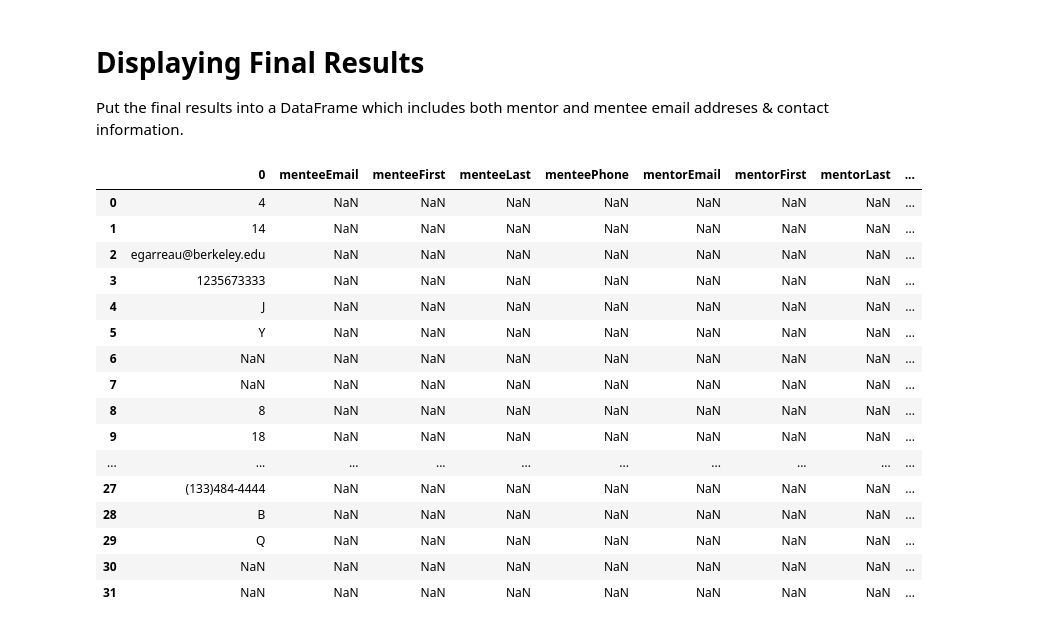
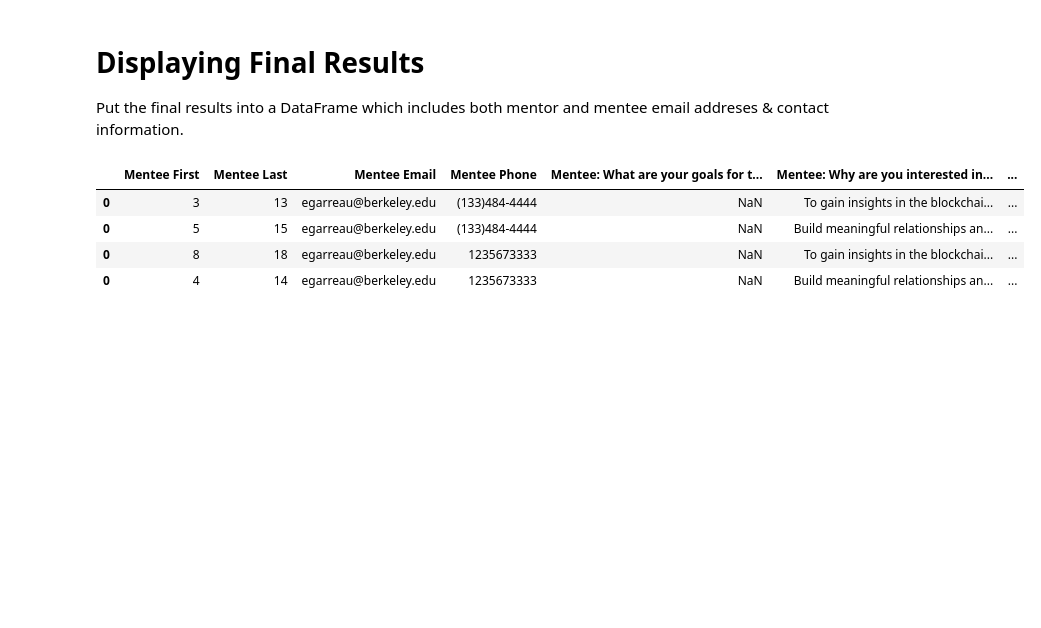
Before and after one commit to elysegarreau/ursatechmentorshipmatching, a Jupyter notebook: she256 Mentorship Matching Project.ipynb, the cells around one changed output. Drawn from its saved outputs; the diff is of its cells as text; code cells hidden in the pictures; blank space fills up the shorter version.

```diff
--- a/she256 Mentorship Matching Project.ipynb
+++ b/she256 Mentorship Matching Project.ipynb
@@ -376,53 +376,45 @@ def stableMarriage(mentorPrefs, menteePrefs):
 # Displaying Final Results
 Put the final results into a DataFrame which includes both mentor and mentee email addreses & contact information.
 # %%
-columnsList = ["menteeFirst", "menteeLast", "menteeEmail", "menteePhone", "mentorFirst", "mentorLast", "mentorEmail", "mentorPhone"]
+columnsList = ["Mentee First", "Mentee Last", "Mentee Email", "Mentee Phone", "Mentee: What are your goals for this program?", "Mentee: Why are you interested in blockchain?", "Mentor First", "Mentor Last", "Mentor Email", "Mentor Phone", "Mentor: What are your goals for this program?", "Mentor: Why are you interested in blockchain?"]
 final = pd.DataFrame(columns = columnsList)
 
 proposals = {3:-2, 5:-6, 8:-9, 4:-10}
 proposalKeys = proposals.keys()
 
 #mentee or mentor List = {id: Object}
 
 for i in proposalKeys:
     currMentee = i
     currMenteeObject = menteesList.get(currMentee)
 
     menteeFirst = currMenteeObject.first
     menteeLast = currMenteeObject.last
     menteeEmail = currMenteeObject.email
     menteePhone = currMenteeObject.phone
+    menteeGoals = currMenteeObject.goal
+    menteewhy_blockchain = currMenteeObject.interest
 
     currMentor = proposals.get(i)
     currMentorObject = mentorsList.get(currMentor)
 
     mentorFirst = currMentorObject.first
     mentorLast = currMentorObject.last
     mentorEmail = currMentorObject.email
     mentorPhone = currMentorObject.phone
+    mentorGoals = currMentorObject.goal
+    mentorwhy_blockchain = currMentorObject.interest
 
-    currValues = [menteeFirst, menteeLast, menteeEmail, menteePhone, mentorFirst, mentorLast, mentorEmail, mentorPhone]
+    currValues = [menteeFirst, menteeLast, menteeEmail, menteePhone, menteewhy_blockchain, menteeGoals, mentorFirst, mentorLast, mentorEmail, mentorPhone, mentorGoals, mentorwhy_blockchain]
 
-    curr = pd.Series(currValues)
-    final = pd.concat([curr, final], ignore_index = True)
+    curr = pd.DataFrame([currValues], columns=columnsList)
+    final = final.append(curr)
 
 #TODO: what is going on here?
 display(final)
 # %% [output]
-|  | 0 | menteeEmail | menteeFirst | menteeLast | menteePhone | mentorEmail | mentorFirst | mentorLast | ... |
-| 0 | 4 | NaN | NaN | NaN | NaN | NaN | NaN | NaN | ... |
-| 1 | 14 | NaN | NaN | NaN | NaN | NaN | NaN | NaN | ... |
-| 2 | egarreau@berkeley.edu | NaN | NaN | NaN | NaN | NaN | NaN | NaN | ... |
-| 3 | 1235673333 | NaN | NaN | NaN | NaN | NaN | NaN | NaN | ... |
-| 4 | J | NaN | NaN | NaN | NaN | NaN | NaN | NaN | ... |
-| 5 | Y | NaN | NaN | NaN | NaN | NaN | NaN | NaN | ... |
-| 6 | NaN | NaN | NaN | NaN | NaN | NaN | NaN | NaN | ... |
-| 7 | NaN | NaN | NaN | NaN | NaN | NaN | NaN | NaN | ... |
-| 8 | 8 | NaN | NaN | NaN | NaN | NaN | NaN | NaN | ... |
-| 9 | 18 | NaN | NaN | NaN | NaN | NaN | NaN | NaN | ... |
-| ... | ... | ... | ... | ... | ... | ... | ... | ... | ... |
-| 27 | (133)484-4444 | NaN | NaN | NaN | NaN | NaN | NaN | NaN | ... |
-| 28 | B | NaN | NaN | NaN | NaN | NaN | NaN | NaN | ... |
-| 29 | Q | NaN | NaN | NaN | NaN | NaN | NaN | NaN | ... |
-| 30 | NaN | NaN | NaN | NaN | NaN | NaN | NaN | NaN | ... |
-| 31 | NaN | NaN | NaN | NaN | NaN | NaN | NaN | NaN | ... |
+|  | Mentee First | Mentee Last | Mentee Email | Mentee Phone | Mentee: What are your goals for t... | Mentee: Why are you interested in... | ... |
+| 0 | 3 | 13 | egarreau@berkeley.edu | (133)484-4444 | NaN | To gain insights in the blockchai... | ... |
+| 0 | 5 | 15 | egarreau@berkeley.edu | (133)484-4444 | NaN | Build meaningful relationships an... | ... |
+| 0 | 8 | 18 | egarreau@berkeley.edu | 1235673333 | NaN | To gain insights in the blockchai... | ... |
+| 0 | 4 | 14 | egarreau@berkeley.edu | 1235673333 | NaN | Build meaningful relationships an... | ... |
```
